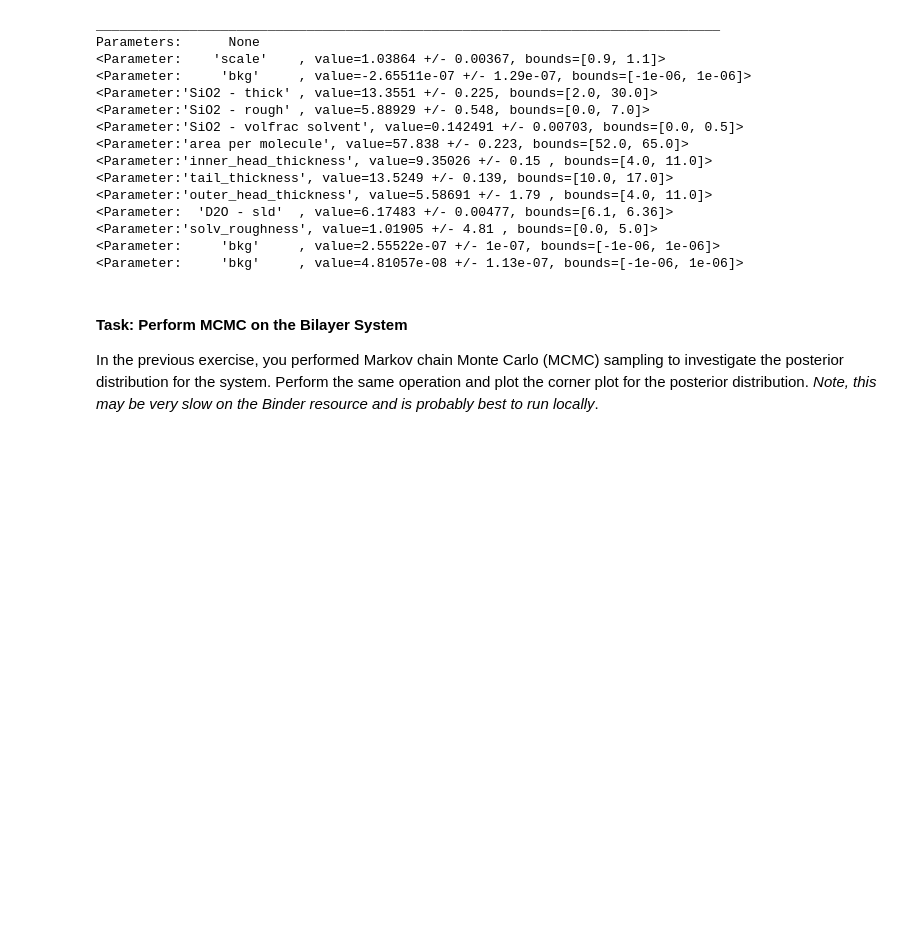
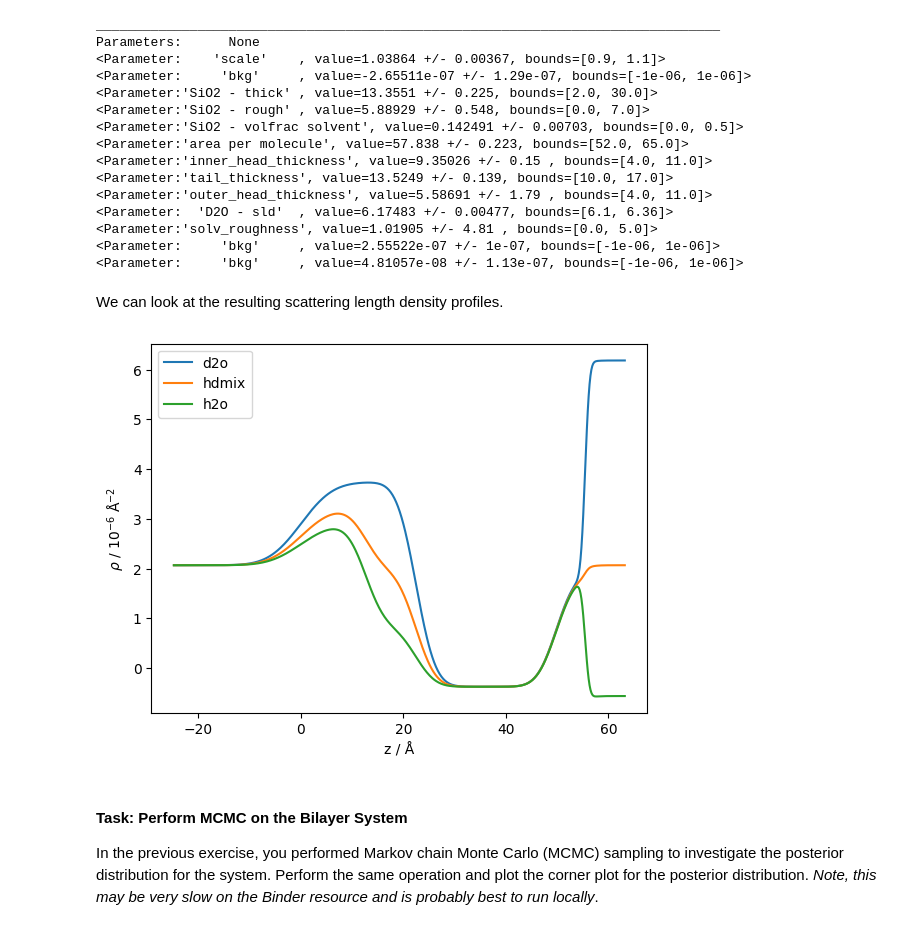
Before and after one commit to arm61/fasem, a Jupyter notebook: bilayer_analysis.ipynb, the cells around one changed output. Cells and saved outputs as stored; diff of their text form; code cells hidden in the pictures; blank space fills up the shorter version.

Commit message:
Add SLD profile

```diff
--- a/answers/bilayer_analysis.ipynb
+++ b/bilayer_analysis.ipynb
@@ -334,6 +334,19 @@ Parameters:      None
 <Parameter:'solv_roughness', value=1.01905 +/- 4.81 , bounds=[0.0, 5.0]>
 <Parameter:     'bkg'     , value=2.55522e-07 +/- 1e-07, bounds=[-1e-06, 1e-06]>
 <Parameter:     'bkg'     , value=4.81057e-08 +/- 1.13e-07, bounds=[-1e-06, 1e-06]>
+# %% [markdown]
+We can look at the resulting scattering length density profiles.
+# %%
+fig, ax = plt.subplots()
+ax.plot(*s_d2o.sld_profile(), label='d2o')
+ax.plot(*s_hdmix.sld_profile(), label='hdmix')
+ax.plot(*s_h2o.sld_profile(), label='h2o')
+ax.set_ylabel("$\\rho$ / $10^{-6}$ Å$^{-2}$")
+ax.set_xlabel("z / Å")
+ax.legend()
+plt.show()
+# %% [output]
+[figure, added]
 # %% [markdown]
 #### Task: Perform MCMC on the Bilayer System
 
```
